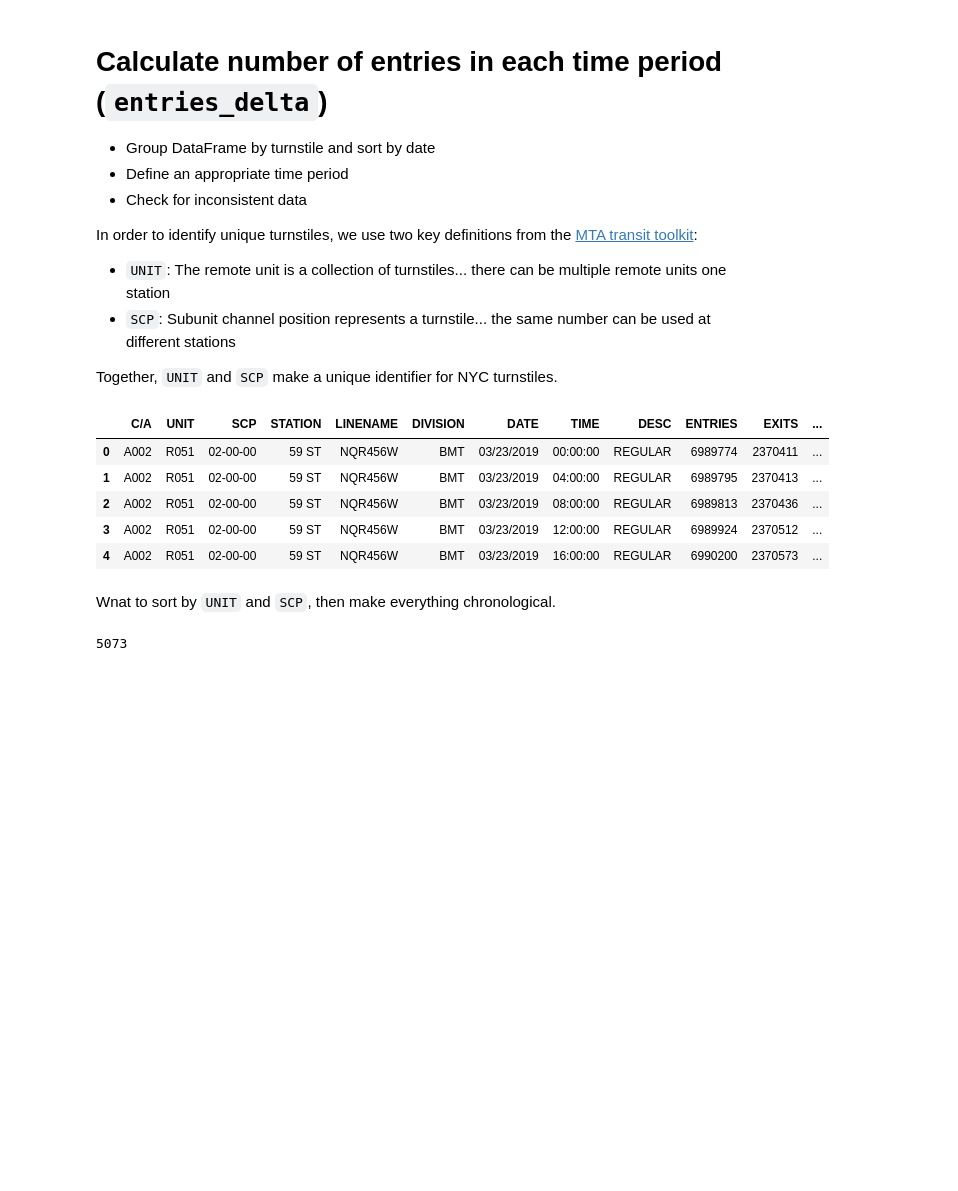
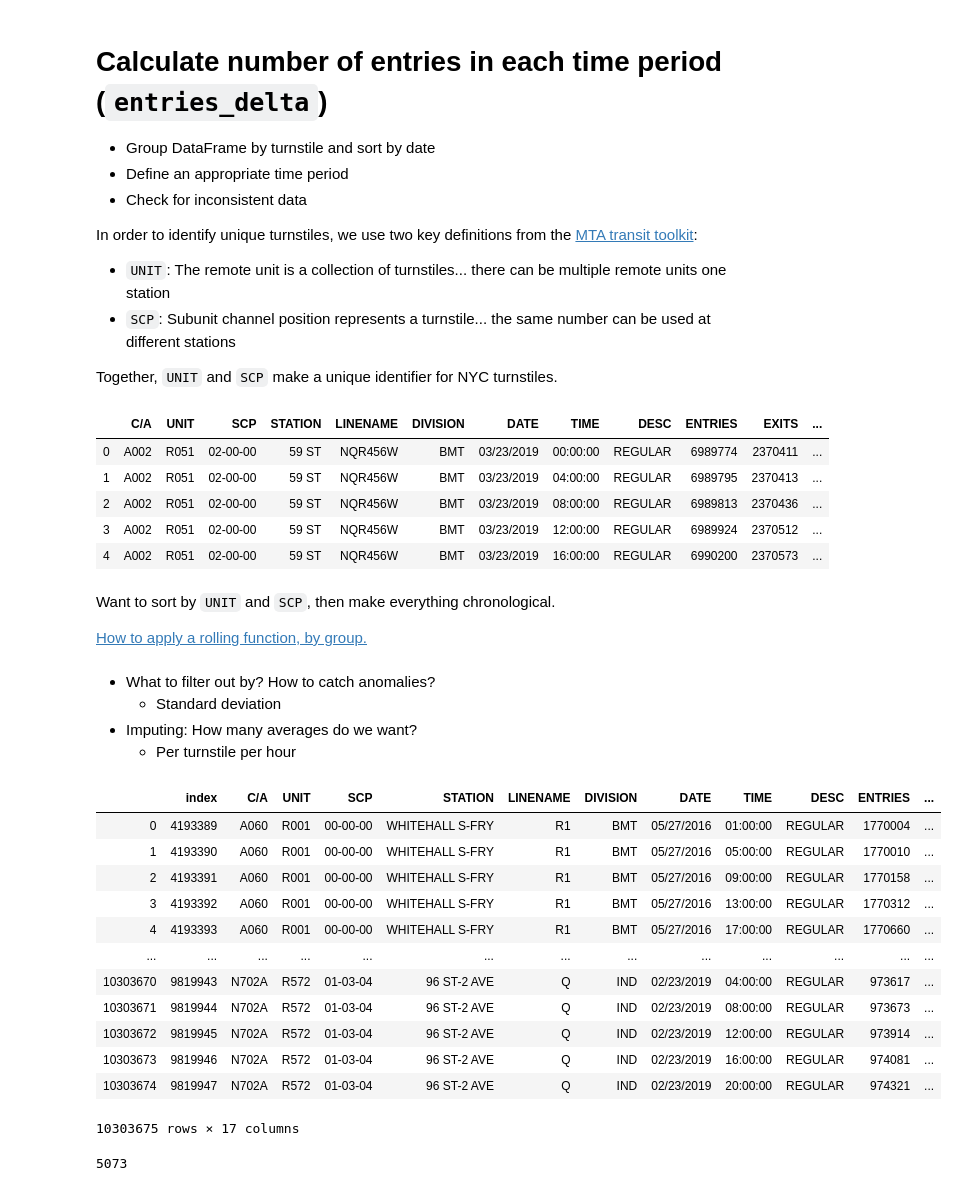
Before and after one commit to collindching/MTA-Turnstile-Analysis, a Jupyter notebook: Data Analysis.ipynb, the cells around one changed output. Saved outputs shown, nothing was run; the diff lists cells and outputs as text; code cells hidden in the pictures; blank space fills up the shorter version.

```diff
--- a/Data Analysis.ipynb
+++ b/Data Analysis.ipynb
@@ -29,6 +36,10 @@ import os
 import pandas as pd
 import numpy as np
 import matplotlib as plt
+
+pd.set_option('display.max_columns', None)
+pd.set_option('display.max_rows', 25)
+pd.set_option('display.precision', 3)
 # %% [markdown]
 # Load data from txt files
 # %%
@@ -88,0 +101,4 @@ df.head()
+# %%
+# df.to_pickle('data.pkl')
+df = pd.read_pickle('data.pkl')
+df.head()
@@ -141,4 +172,6 @@ df.head()
 | 3 | A002 | R051 | 02-00-00 | 59 ST | NQR456W | BMT | 03/23/2019 | 12:00:00 | REGULAR | 6989924 | 2370512 | ... |
 | 4 | A002 | R051 | 02-00-00 | 59 ST | NQR456W | BMT | 03/23/2019 | 16:00:00 | REGULAR | 6990200 | 2370573 | ... |
 # %% [markdown]
-Wnat to sort by `UNIT` and `SCP`, then make everything chronological.
+Want to sort by `UNIT` and `SCP`, then make everything chronological.
+
+[How to apply a rolling function, by group.](https://chrisalbon.com/python/data_wrangling/pandas_apply_function_by_group/)
@@ -147,3 +187,26 @@ df_clean = df.sort_values(['UNIT','SCP','DATE'], ascending=[True,True,False]).re
+# %% [markdown]
+- What to filter out by? How to catch anomalies?
+   - Standard deviation
+- Imputing: How many averages do we want?
+   - Per turnstile per hour
+# %%
+df['entries_delta'] = df['ENTRIES']    \
+    .rolling(2)    \
+    .apply(lambda x: get_dif(e2,e1) ,raw=True)
+# %% [output]
+|  | index | C/A | UNIT | SCP | STATION | LINENAME | DIVISION | DATE | TIME | DESC | ENTRIES | ... |
+| 0 | 4193389 | A060 | R001 | 00-00-00 | WHITEHALL S-FRY | R1 | BMT | 05/27/2016 | 01:00:00 | REGULAR | 1770004 | ... |
+| 1 | 4193390 | A060 | R001 | 00-00-00 | WHITEHALL S-FRY | R1 | BMT | 05/27/2016 | 05:00:00 | REGULAR | 1770010 | ... |
+| 2 | 4193391 | A060 | R001 | 00-00-00 | WHITEHALL S-FRY | R1 | BMT | 05/27/2016 | 09:00:00 | REGULAR | 1770158 | ... |
+| 3 | 4193392 | A060 | R001 | 00-00-00 | WHITEHALL S-FRY | R1 | BMT | 05/27/2016 | 13:00:00 | REGULAR | 1770312 | ... |
+| 4 | 4193393 | A060 | R001 | 00-00-00 | WHITEHALL S-FRY | R1 | BMT | 05/27/2016 | 17:00:00 | REGULAR | 1770660 | ... |
+| ... | ... | ... | ... | ... | ... | ... | ... | ... | ... | ... | ... | ... |
+| 10303670 | 9819943 | N702A | R572 | 01-03-04 | 96 ST-2 AVE | Q | IND | 02/23/2019 | 04:00:00 | REGULAR | 973617 | ... |
+| 10303671 | 9819944 | N702A | R572 | 01-03-04 | 96 ST-2 AVE | Q | IND | 02/23/2019 | 08:00:00 | REGULAR | 973673 | ... |
+| 10303672 | 9819945 | N702A | R572 | 01-03-04 | 96 ST-2 AVE | Q | IND | 02/23/2019 | 12:00:00 | REGULAR | 973914 | ... |
+| 10303673 | 9819946 | N702A | R572 | 01-03-04 | 96 ST-2 AVE | Q | IND | 02/23/2019 | 16:00:00 | REGULAR | 974081 | ... |
+| 10303674 | 9819947 | N702A | R572 | 01-03-04 | 96 ST-2 AVE | Q | IND | 02/23/2019 | 20:00:00 | REGULAR | 974321 | ... |
+10303675 rows × 17 columns
 # %%
 turnstiles = df.groupby(['UNIT', 'SCP'], sort=False)
 len(turnstiles.groups)
```
Also changed, not shown: parts of 9 cells of this notebook.
